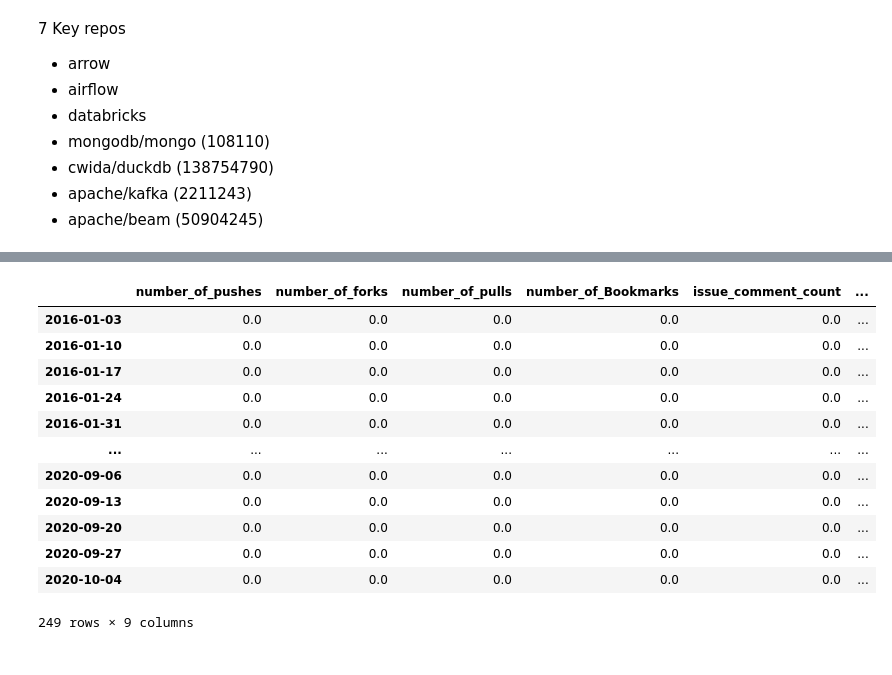
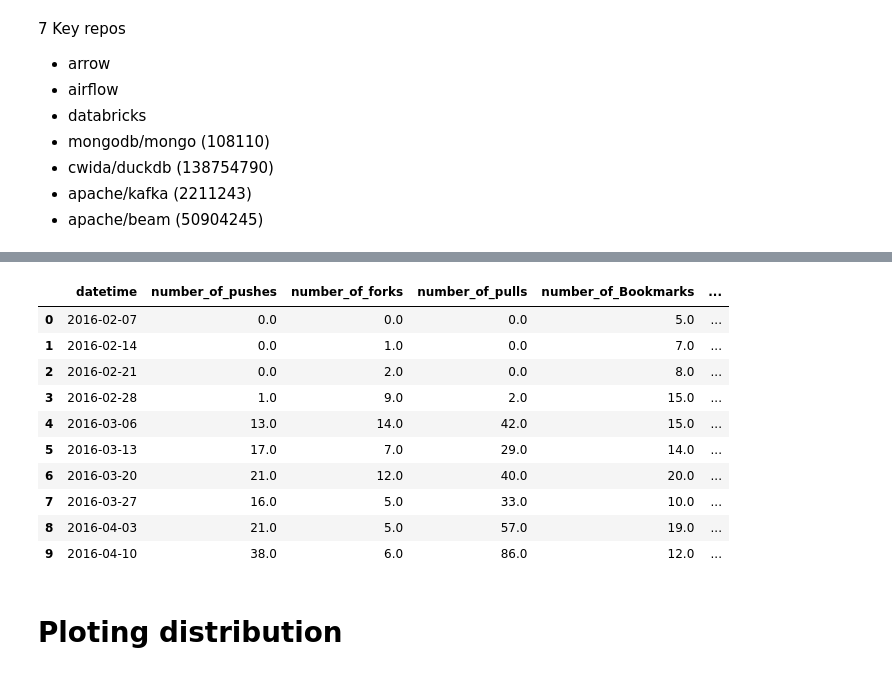
Before and after one commit to github-repo-health-uic/Github-repo-health-Fall2020, a Jupyter notebook: IDS560FALL2020(shared).ipynb, the cells around one changed output, grey strips where cells are left out. Saved outputs shown, nothing was run; the diff lists cells and outputs as text; code cells hidden in the pictures.

```diff
--- a/IDS560FALL2020(shared).ipynb
+++ b/IDS560FALL2020(shared).ipynb
@@ -535,0 +548,5 @@ WeeklyTS = merge6.resample('W').sum()
+# %%
+dfCommits['committed_date']=pd.to_datetime(dfCommits['committed_date'])
+dfCommits.index=dfCommits['committed_date']
+dfCommits.drop('committed_date',axis=1,inplace=True)
+dfCommits
@@ -535,0 +568,8 @@ WeeklyTS = merge6.resample('W').sum()
+# %%
+Weekly_commit_TS = pd.DataFrame()
+Weekly_commit_TS = dfCommits.resample('W').agg({'commit': 'count', 'email': 'nunique'})
+# %%
+Weekly_commit_TS.rename(columns={"commit":"commit_count","email":"unique_committer_count"}, inplace=True)
+Weekly_commit_TS.reset_index(level=0, inplace=True)
+Weekly_commit_TS.rename(columns={'committed_date':'datetime'}, inplace=True)
+Weekly_commit_TS
@@ -536,18 +590,20 @@ WeeklyTS = merge6.resample('W').sum()
+# %%
+WeeklyTS = pd.merge(WeeklyTS,Weekly_commit_TS,how='outer', on='datetime')
 # %%
-WeeklyTS
+WeeklyTS.head(10)
 # %% [output]
-|  | number_of_pushes | number_of_forks | number_of_pulls | number_of_Bookmarks | issue_comment_count | ... |
-| 2016-01-03 | 0.0 | 0.0 | 0.0 | 0.0 | 0.0 | ... |
-| 2016-01-10 | 0.0 | 0.0 | 0.0 | 0.0 | 0.0 | ... |
-| 2016-01-17 | 0.0 | 0.0 | 0.0 | 0.0 | 0.0 | ... |
-| 2016-01-24 | 0.0 | 0.0 | 0.0 | 0.0 | 0.0 | ... |
-| 2016-01-31 | 0.0 | 0.0 | 0.0 | 0.0 | 0.0 | ... |
-| ... | ... | ... | ... | ... | ... | ... |
-| 2020-09-06 | 0.0 | 0.0 | 0.0 | 0.0 | 0.0 | ... |
-| 2020-09-13 | 0.0 | 0.0 | 0.0 | 0.0 | 0.0 | ... |
-| 2020-09-20 | 0.0 | 0.0 | 0.0 | 0.0 | 0.0 | ... |
-| 2020-09-27 | 0.0 | 0.0 | 0.0 | 0.0 | 0.0 | ... |
-| 2020-10-04 | 0.0 | 0.0 | 0.0 | 0.0 | 0.0 | ... |
+|  | datetime | number_of_pushes | number_of_forks | number_of_pulls | number_of_Bookmarks | ... |
+| 0 | 2016-02-07 | 0.0 | 0.0 | 0.0 | 5.0 | ... |
+| 1 | 2016-02-14 | 0.0 | 1.0 | 0.0 | 7.0 | ... |
+| 2 | 2016-02-21 | 0.0 | 2.0 | 0.0 | 8.0 | ... |
+| 3 | 2016-02-28 | 1.0 | 9.0 | 2.0 | 15.0 | ... |
+| 4 | 2016-03-06 | 13.0 | 14.0 | 42.0 | 15.0 | ... |
+| 5 | 2016-03-13 | 17.0 | 7.0 | 29.0 | 14.0 | ... |
+| 6 | 2016-03-20 | 21.0 | 12.0 | 40.0 | 20.0 | ... |
+| 7 | 2016-03-27 | 16.0 | 5.0 | 33.0 | 10.0 | ... |
+| 8 | 2016-04-03 | 21.0 | 5.0 | 57.0 | 19.0 | ... |
+| 9 | 2016-04-10 | 38.0 | 6.0 | 86.0 | 12.0 | ... |
-249 rows × 9 columns
+# %% [markdown]
+# Ploting distribution
 # %%
 #Summing all the data to get an idea of the frequency of different events
```
Also changed, not shown: parts of 47 cells of this notebook, 8 other files.
